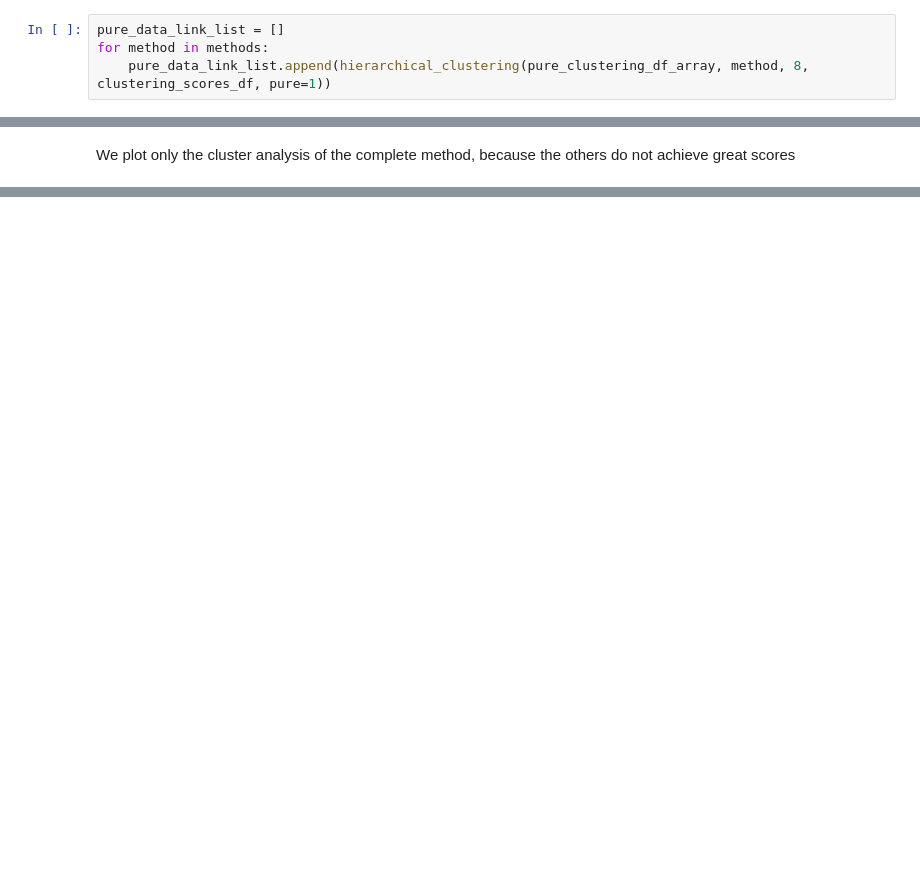
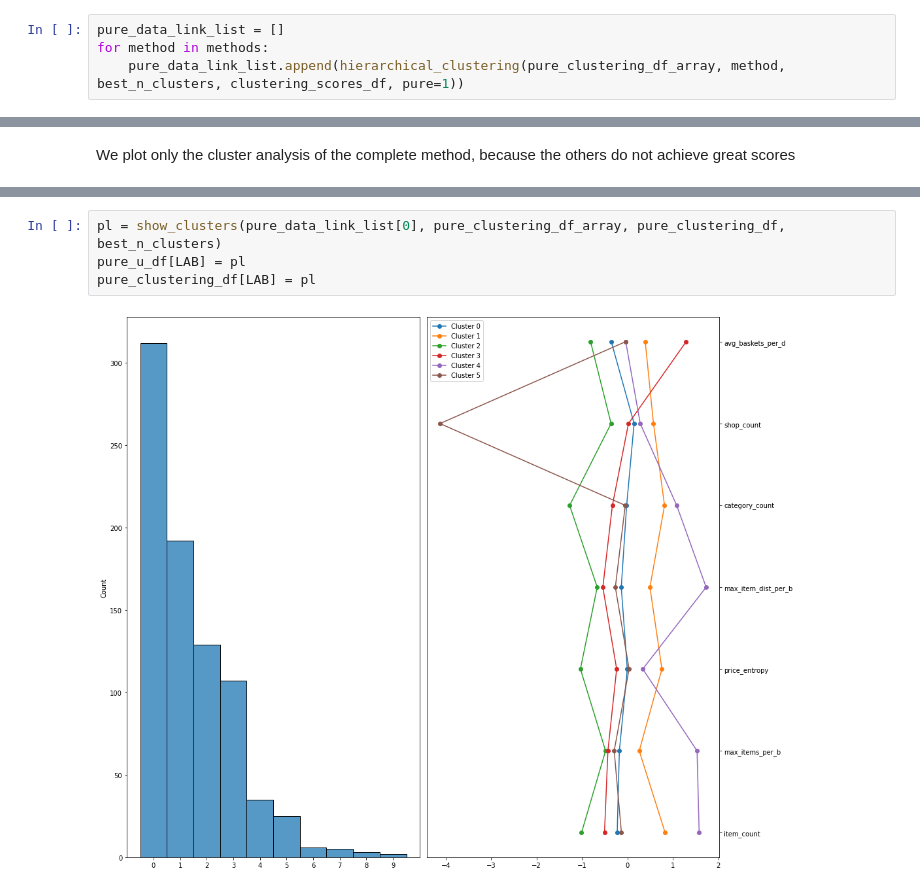
Before and after one commit to frankpietro/dm-project, a Jupyter notebook: DM_DonatiFrancaviglia_TASK2/hierarchical.ipynb, the cells around one changed output, grey strips where cells are left out. Drawn from its saved outputs; the diff is of its cells as text; blank space fills up the shorter version.

```diff
--- a/DM_DonatiFrancaviglia_TASK2/hierarchical.ipynb
+++ b/DM_DonatiFrancaviglia_TASK2/hierarchical.ipynb
@@ -53,7 +55,7 @@ for method in methods:
 # %%
 pure_data_link_list = []
 for method in methods:
-    pure_data_link_list.append(hierarchical_clustering(pure_clustering_df_array, method, 8, clustering_scores_df, pure=1))
+    pure_data_link_list.append(hierarchical_clustering(pure_clustering_df_array, method, best_n_clusters, clustering_scores_df, pure=1))
 # %% [output]
 [figure]
 [figure]
@@ -83,0 +84,6 @@ show_clusters(pure_data_link_list[0], pure_clustering_df_array, pure_clustering_
+# %%
+pl = show_clusters(pure_data_link_list[0], pure_clustering_df_array, pure_clustering_df, best_n_clusters)
+pure_u_df[LAB] = pl
+pure_clustering_df[LAB] = pl
+# %% [output]
+[figure, added]
```
Also changed, not shown: parts of 9 cells of this notebook, 6 other files.
